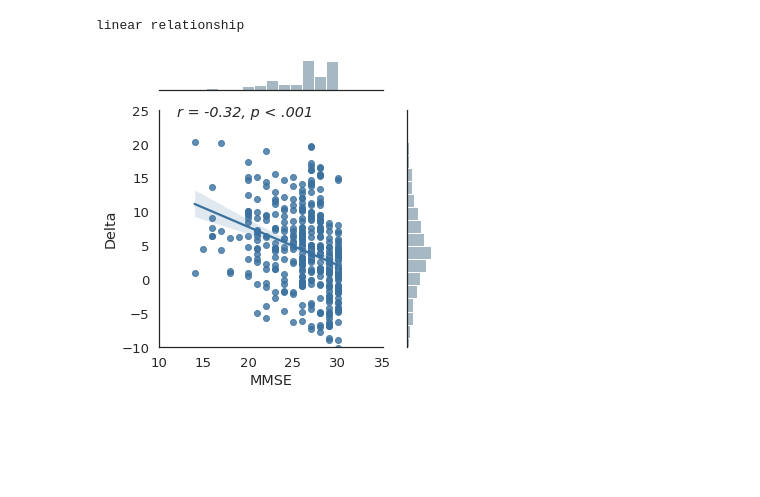
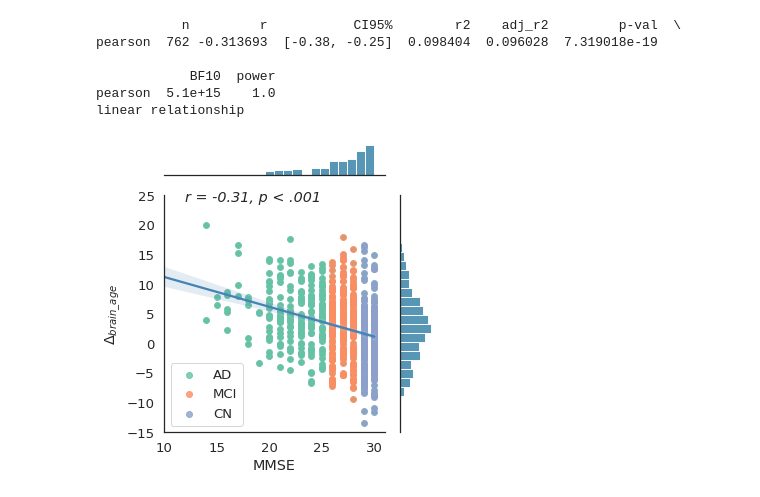
Before and after one commit to kapoloni/age_prediction, a Jupyter notebook: plots/plot_regression.ipynb, the cells around one changed output. Cells and saved outputs as stored; diff of their text form; code cells hidden in the pictures; blank space fills up the shorter version.

```diff
--- a/plots/plot_regression.ipynb
+++ b/plots/plot_regression.ipynb
@@ -26,11 +26,13 @@ Set the environment variable OUTDATED_IGNORE=1 to disable these warnings.
 # %%
-cn = pd.read_csv('../predict_results/test_70-100_L.csv', sep=',')
+cn = pd.read_csv('../predict_results/test_70-100_LR_holds.csv', sep=',')
 cn['Research Group'] = 'CN'
-ad = pd.read_csv('../predict_results/ad_70-100_L.csv', sep=',')
+ad = pd.read_csv('../predict_results/ad_70-100_LR_holds.csv', sep=',')
 ad['Research Group'] = 'AD'
-mci= pd.read_csv('../predict_results/mci_70-100_L.csv', sep=',')
+mci= pd.read_csv('../predict_results/mci_70-100_LR_holds.csv', sep=',')
 mci['Research Group'] = 'MCI'
 results = pd.concat([cn, ad, mci]).reset_index(drop=True)
 # results=cn
 results = results[['Name', 'True', 'Pred', 'Research Group']]
 results.columns = ['Image Filename', 'Chronological age', 'Estimated age', 'Research Group']
+print(results.shape)
+results.head()
@@ -37,6 +49,6 @@ results.columns = ['Image Filename', 'Chronological age', 'Estimated age', 'Rese
 # %%
 data = adni.merge(results, on=['Image Filename', 'Research Group']).reset_index(drop=True)
-data.columns = ['Subject ID', 'group', 'Image Filename', 'MMSE', 'Chronological age', 'Estimated age']
+data.columns = ['Subject ID', 'group', 'MMSE', 'Visit', 'Image Filename','Chronological age', 'Estimated age']
 data['Delta'] = data[['Chronological age', 'Estimated age']].apply(lambda x: x['Estimated age'] - x['Chronological age'], axis=1)
-data.head()
+data.shape
 # %% [output]
@@ -74,17 +117,36 @@ linear relationship
 # %%
+sns.set(context='notebook', style='white', palette='Set2', font='sans-serif',
+       font_scale=1.2, color_codes=True, rc={'figure.figsize':(20.7,20.27)})
+pearson = pg.corr(data.MMSE, data.Delta)
+print(pearson)
+print("linear relationship" if pearson['p-val'][0]<0.001 else "not linear relationship")
 
-sns.set(style='white', font_scale=1.2)
-pearson = pg.corr(data.MMSE, data.Delta)
-print("linear relationship" if pearson['p-val'][0]<0.001 else "not linear relationship")
-g = sns.JointGrid(data=data, x='MMSE', y='Delta', xlim=(10, 35), ylim=(-10, 25), height=5)
-g.plot_joint(sns.regplot, color="xkcd:muted blue")
-g = g.plot_marginals(sns.histplot, color="xkcd:bluey grey")
+dt = data[['Delta', 'group', 'MMSE']]
+dt.columns = [r'$\Delta_{ brain\_age}$', 'group', 'MMSE']
+
+g = sns.jointplot(data=dt, x='MMSE', y=r'$\Delta_{ brain\_age}$', xlim=(10, 31), ylim=(-15, 25), height=5)
+g = g.plot_marginals(sns.histplot, color="steelblue")
+
+for group in ['AD', 'MCI', 'CN']:
+    gr = dt[dt.group == group]
+    ax = sns.regplot(x='MMSE', y=r'$\Delta_{ brain\_age}$', data=gr, scatter=True, ax=g.ax_joint, truncate=False, fit_reg=False, label=group)
+    ax.set_label('Label via method')
+    ax.legend()
+
+sns.regplot(x='MMSE', y=r'$\Delta_{ brain\_age}$', data=dt, scatter=False, ax=g.ax_joint, color="steelblue")
 g.ax_joint.text(12, 24, 'r = ' + str(pearson.r[0].round(2)) + ', p < .001', fontstyle='italic')
+
+
 plt.tight_layout()
-# plt.savefig("mmse_delta_L.pdf", bbox_inches='tight')
+plt.savefig("mmse_delta_LR.pdf", bbox_inches='tight', dpi=300)
 # %% [output]
+           n         r           CI95%        r2    adj_r2         p-val  \
+pearson  762 -0.313693  [-0.38, -0.25]  0.098404  0.096028  7.319018e-19
+
+            BF10  power
+pearson  5.1e+15    1.0
 linear relationship
-[figure, old version]
+[figure, new version]
 # %%
 data
 # %% [output]
```
Also changed, not shown: parts of 15 cells of this notebook, 39 other files.
